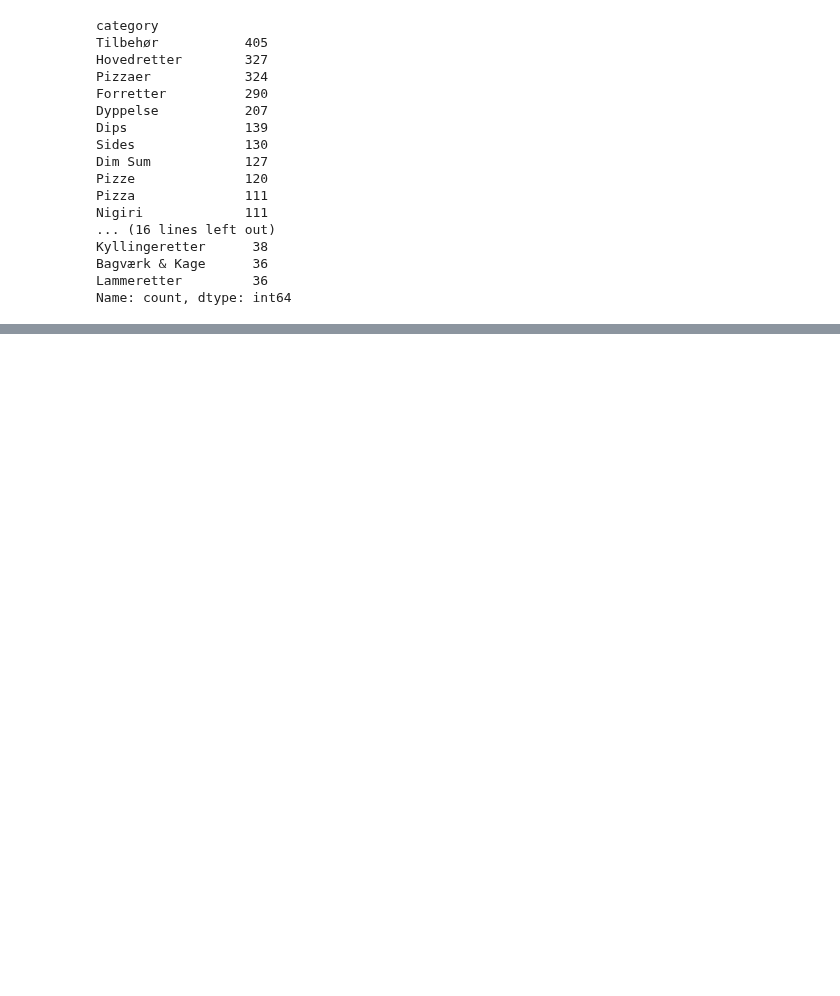
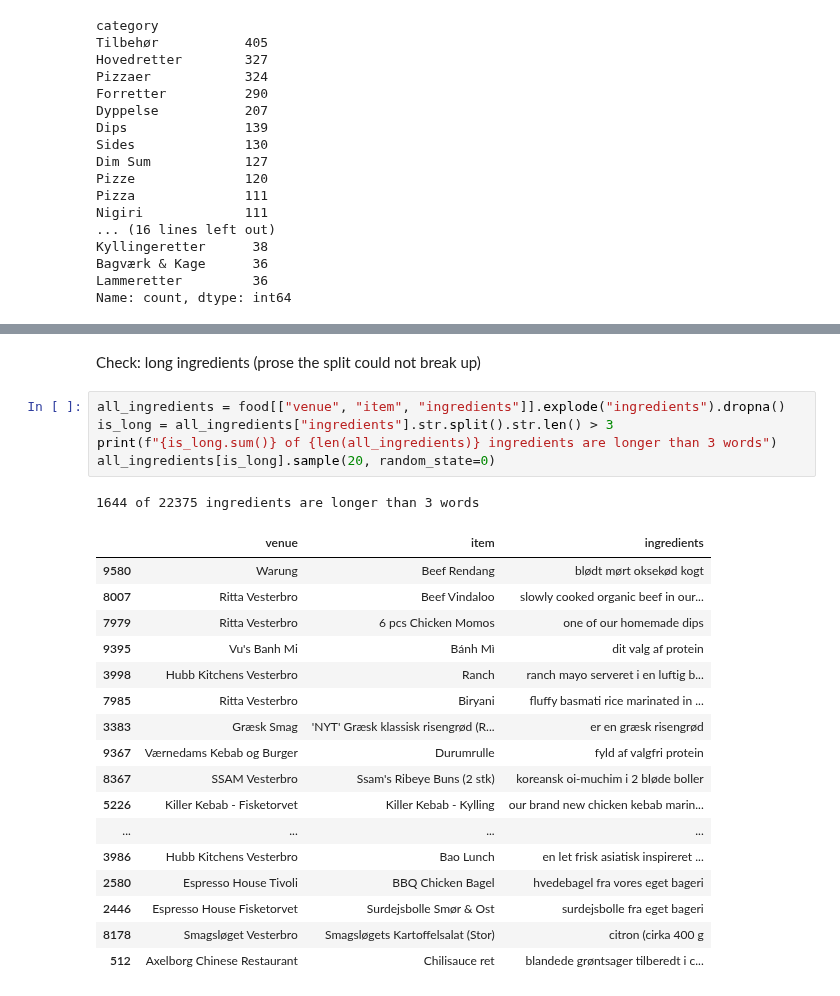
Before and after one commit to rakulmaria/cph-menu-finder, a Jupyter notebook: src/cph-menu-finder/wolt_menu_analysis.ipynb, the cells around one changed output, grey strips where cells are left out. Saved outputs shown, nothing was run; the diff lists cells and outputs as text; blank space fills up the shorter version.

```diff
--- a/src/cph-menu-finder/wolt_menu_analysis.ipynb
+++ b/src/cph-menu-finder/wolt_menu_analysis.ipynb
@@ -338,0 +454,26 @@ summary
+# %% [markdown]
+Check: long ingredients (prose the split could not break up)
+# %%
+all_ingredients = food[["venue", "item", "ingredients"]].explode("ingredients").dropna()
+is_long = all_ingredients["ingredients"].str.split().str.len() > 3
+print(f"{is_long.sum()} of {len(all_ingredients)} ingredients are longer than 3 words")
+all_ingredients[is_long].sample(20, random_state=0)
+# %% [output]
+1644 of 22375 ingredients are longer than 3 words
+|  | venue | item | ingredients |
+| 9580 | Warung | Beef Rendang | blødt mørt oksekød kogt |
+| 8007 | Ritta Vesterbro | Beef Vindaloo | slowly cooked organic beef in our... |
+| 7979 | Ritta Vesterbro | 6 pcs Chicken Momos | one of our homemade dips |
+| 9395 | Vu's Banh Mi | Bánh Mì | dit valg af protein |
+| 3998 | Hubb Kitchens Vesterbro | Ranch | ranch mayo serveret i en luftig b... |
+| 7985 | Ritta Vesterbro | Biryani | fluffy basmati rice marinated in ... |
+| 3383 | Græsk Smag | 'NYT' Græsk klassisk risengrød (R... | er en græsk risengrød |
+| 9367 | Værnedams Kebab og Burger | Durumrulle | fyld af valgfri protein |
+| 8367 | SSAM Vesterbro | Ssam's Ribeye Buns (2 stk) | koreansk oi-muchim i 2 bløde boller |
+| 5226 | Killer Kebab - Fisketorvet | Killer Kebab - Kylling | our brand new chicken kebab marin... |
+| ... | ... | ... | ... |
+| 3986 | Hubb Kitchens Vesterbro | Bao Lunch | en let frisk asiatisk inspireret ... |
+| 2580 | Espresso House Tivoli | BBQ Chicken Bagel | hvedebagel fra vores eget bageri |
+| 2446 | Espresso House Fisketorvet | Surdejsbolle Smør & Ost | surdejsbolle fra eget bageri |
+| 8178 | Smagsløget Vesterbro | Smagsløgets Kartoffelsalat (Stor) | citron (cirka 400 g |
+| 512 | Axelborg Chinese Restaurant | Chilisauce ret | blandede grøntsager tilberedt i c... |
```
Also changed, not shown: parts of 27 cells of this notebook.
